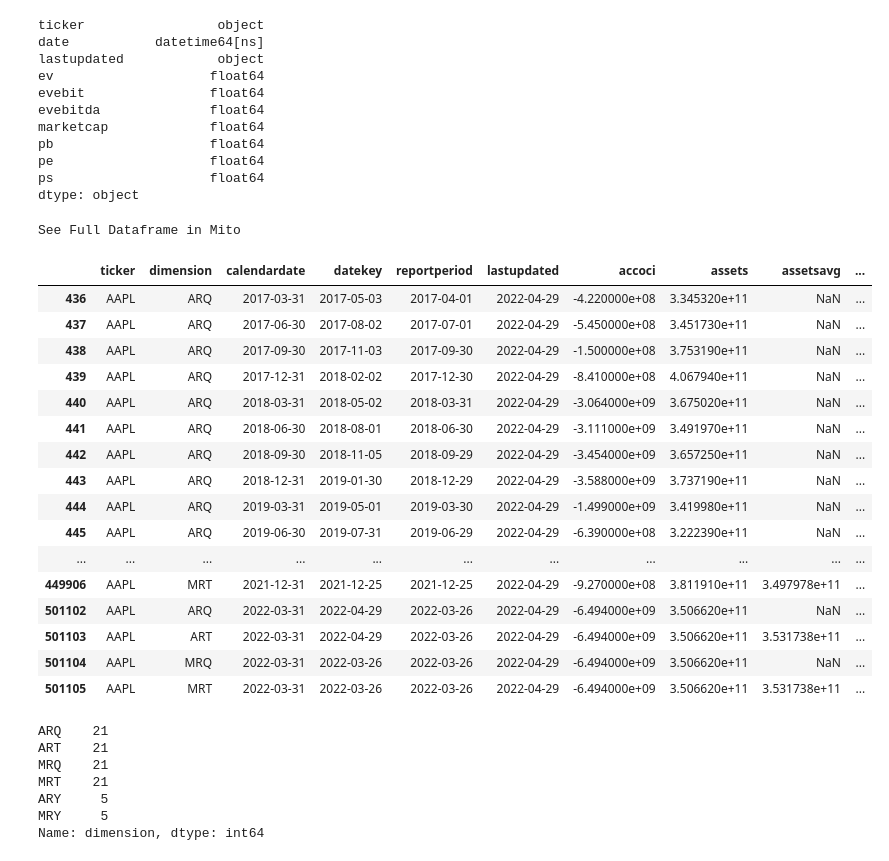
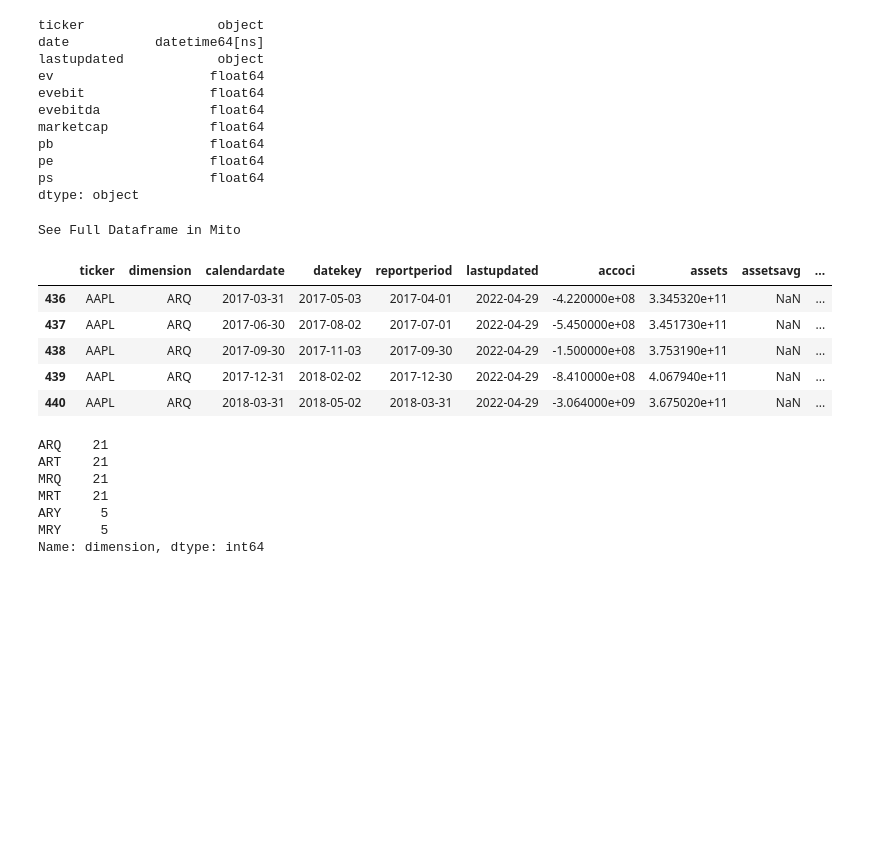
Before and after one commit to bme3412/Python, a Jupyter notebook: quandl/Quandl.ipynb, the cells around one changed output. Saved outputs shown, nothing was run; the diff lists cells and outputs as text; code cells hidden in the pictures; blank space fills up the shorter version.

```diff
--- a/quandl/Quandl.ipynb
+++ b/quandl/Quandl.ipynb
@@ -180,23 +180,12 @@ dtype: object
 # %%
 AAPL_financials = df[df['ticker']=='AAPL']
 # %%
-AAPL_financials
+AAPL_financials.head()
 # %% [output]
 See Full Dataframe in Mito
 |  | ticker | dimension | calendardate | datekey | reportperiod | lastupdated | accoci | assets | assetsavg | ... |
 | 436 | AAPL | ARQ | 2017-03-31 | 2017-05-03 | 2017-04-01 | 2022-04-29 | -4.220000e+08 | 3.345320e+11 | NaN | ... |
 | 437 | AAPL | ARQ | 2017-06-30 | 2017-08-02 | 2017-07-01 | 2022-04-29 | -5.450000e+08 | 3.451730e+11 | NaN | ... |
 | 438 | AAPL | ARQ | 2017-09-30 | 2017-11-03 | 2017-09-30 | 2022-04-29 | -1.500000e+08 | 3.753190e+11 | NaN | ... |
 | 439 | AAPL | ARQ | 2017-12-31 | 2018-02-02 | 2017-12-30 | 2022-04-29 | -8.410000e+08 | 4.067940e+11 | NaN | ... |
 | 440 | AAPL | ARQ | 2018-03-31 | 2018-05-02 | 2018-03-31 | 2022-04-29 | -3.064000e+09 | 3.675020e+11 | NaN | ... |
-| 441 | AAPL | ARQ | 2018-06-30 | 2018-08-01 | 2018-06-30 | 2022-04-29 | -3.111000e+09 | 3.491970e+11 | NaN | ... |
-| 442 | AAPL | ARQ | 2018-09-30 | 2018-11-05 | 2018-09-29 | 2022-04-29 | -3.454000e+09 | 3.657250e+11 | NaN | ... |
-| 443 | AAPL | ARQ | 2018-12-31 | 2019-01-30 | 2018-12-29 | 2022-04-29 | -3.588000e+09 | 3.737190e+11 | NaN | ... |
-| 444 | AAPL | ARQ | 2019-03-31 | 2019-05-01 | 2019-03-30 | 2022-04-29 | -1.499000e+09 | 3.419980e+11 | NaN | ... |
-| 445 | AAPL | ARQ | 2019-06-30 | 2019-07-31 | 2019-06-29 | 2022-04-29 | -6.390000e+08 | 3.222390e+11 | NaN | ... |
-| ... | ... | ... | ... | ... | ... | ... | ... | ... | ... | ... |
-| 449906 | AAPL | MRT | 2021-12-31 | 2021-12-25 | 2021-12-25 | 2022-04-29 | -9.270000e+08 | 3.811910e+11 | 3.497978e+11 | ... |
-| 501102 | AAPL | ARQ | 2022-03-31 | 2022-04-29 | 2022-03-26 | 2022-04-29 | -6.494000e+09 | 3.506620e+11 | NaN | ... |
-| 501103 | AAPL | ART | 2022-03-31 | 2022-04-29 | 2022-03-26 | 2022-04-29 | -6.494000e+09 | 3.506620e+11 | 3.531738e+11 | ... |
-| 501104 | AAPL | MRQ | 2022-03-31 | 2022-03-26 | 2022-03-26 | 2022-04-29 | -6.494000e+09 | 3.506620e+11 | NaN | ... |
-| 501105 | AAPL | MRT | 2022-03-31 | 2022-03-26 | 2022-03-26 | 2022-04-29 | -6.494000e+09 | 3.506620e+11 | 3.531738e+11 | ... |
```
Also changed, not shown: parts of 10 cells of this notebook.
